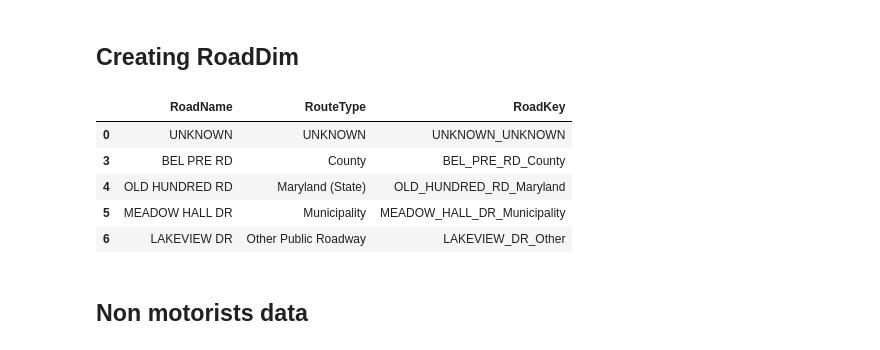
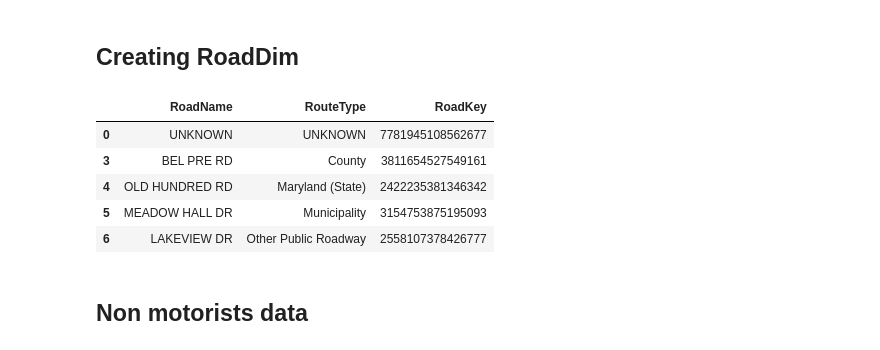
Before and after one commit to tymsoncyferki/vehicle-crashes-dwh, a Jupyter notebook: notebooks/etl_crashes.ipynb, the cells around one changed output. Cells and saved outputs as stored; diff of their text form; code cells hidden in the pictures.

```diff
--- a/notebooks/etl_crashes.ipynb
+++ b/notebooks/etl_crashes.ipynb
@@ -83,6 +88,23 @@ crashes.head()
 5 rows × 28 columns
 # %% [markdown]
 ## Creating RoadDim
+# %%
+def fnv1a_hash_16_digit(s: str) -> int:
+    """
+    FNV-1a Hash Function to hash a string to a 16-digit deterministic integer value.
+
+    :param s: Input string to hash
+    :return: Deterministic 16-digit integer hash value
+    """
+    fnv_prime = 0x1000193
+    hash_value = 0xcbf29ce484222325
+
+    for char in s:
+        hash_value ^= ord(char)
+        hash_value *= fnv_prime
+        hash_value &= 0xffffffffffffffff
+
+    return hash_value % 10**16
 # %%
 def prepare_roaddim_data(data):
     data = data[['Road Name', 'Route Type', 'Cross-Street Name', 'Cross-Street Type']]
@@ -93,9 +115,13 @@ def prepare_roaddim_data(data):
     return data
 # %%
 def generate_roaddim_key(name_col, type_col):
-    return name_col.apply(lambda x: x.replace(' ', '_')) + '_' + type_col.apply(lambda x: x.split()[0])
+    unique_str = name_col.replace(' ', '') + type_col.split()[0]
+    return fnv1a_hash_16_digit(unique_str)
 # %%
-crashes_road = prepare_roaddim_data(crashes_raw)
-roads = crashes_road[['RoadName', 'RouteType']]
-crossroads = crashes_road[['CrossStreetName', 'CrossStreetType']]
-crossroads.columns = ['RoadName', 'RouteType']
+def transform_road_data(data):
+    roads = data[['RoadName', 'RouteType']]
+    crossroads = data[['CrossStreetName', 'CrossStreetType']]
+    crossroads.columns = ['RoadName', 'RouteType']
+    road_dim = pd.concat([roads, crossroads]).drop_duplicates()
+    road_dim['RoadKey'] = road_dim.apply(lambda x: generate_roaddim_key(x.RoadName, x.RouteType), axis=1)
+    return road_dim
@@ -106,12 +128,14 @@ road_dim['RoadKey'] = generate_roaddim_key(road_dim['RoadName'], road_dim['Route
 # %%
+crashes_road = prepare_roaddim_data(crashes_raw)
+road_dim = transform_road_data(crashes_road)
 road_dim.head()
 # %% [output]
 |  | RoadName | RouteType | RoadKey |
-| 0 | UNKNOWN | UNKNOWN | UNKNOWN_UNKNOWN |
-| 3 | BEL PRE RD | County | BEL_PRE_RD_County |
-| 4 | OLD HUNDRED RD | Maryland (State) | OLD_HUNDRED_RD_Maryland |
-| 5 | MEADOW HALL DR | Municipality | MEADOW_HALL_DR_Municipality |
-| 6 | LAKEVIEW DR | Other Public Roadway | LAKEVIEW_DR_Other |
+| 0 | UNKNOWN | UNKNOWN | 7781945108562677 |
+| 3 | BEL PRE RD | County | 3811654527549161 |
+| 4 | OLD HUNDRED RD | Maryland (State) | 2422235381346342 |
+| 5 | MEADOW HALL DR | Municipality | 3154753875195093 |
+| 6 | LAKEVIEW DR | Other Public Roadway | 2558107378426777 |
 # %% [markdown]
 ## Non motorists data
 # %%
```
Also changed, not shown: parts of 17 cells of this notebook, 9 other files.
